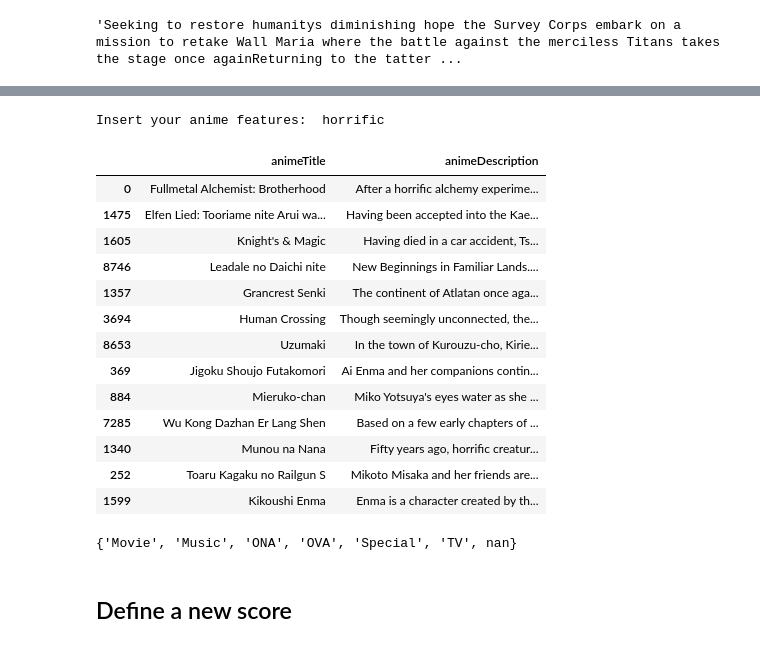
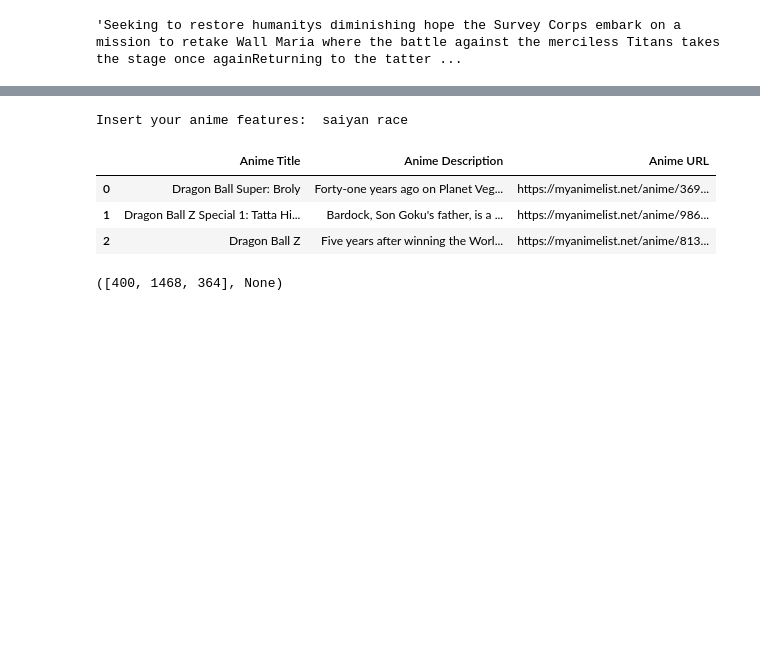
Before and after one commit to FilMastro/ADM-Homework3, a Jupyter notebook: admhomework.ipynb, the cells around one changed output, grey strips where cells are left out. Drawn from its saved outputs; the diff is of its cells as text; code cells hidden in the pictures; blank space fills up the shorter version.

```diff
--- a/admhomework.ipynb
+++ b/admhomework.ipynb
@@ -348,6 +359,3 @@ stringa = "Seeking to restore humanity's diminishing hope, the Survey Corps emba
 stringa.translate(str.maketrans('', '', string.punctuation))
 # %% [output]
 'Seeking to restore humanitys diminishing hope the Survey Corps embark on a mission to retake Wall Maria where the battle against the merciless Titans takes the stage once againReturning to the tatter ...
-# %%
-# loading dataframe
-df = pd.read_csv('anime_df.csv')
@@ -354,24 +370,20 @@ df = pd.read_csv('anime_df.csv')
 # %%
-import nltk
-from collections import defaultdict
+
 word_index = defaultdict(list)
 #n will run through the length of the dataframe
 n = df.shape[0]
 for i in tqdm(range(0,n)):
-  #fetching the anime descriptions
-  desc = str(df.iloc[i]['animeDescription'])
-  splitted = desc.translate(str.maketrans('', '', string.punctuation)).split(" ")
-  #creating the dictionary for the indices
-  for word in splitted:
-    word = word.lower()
-    if word not in stopwords.words('english'):
-      if word not in word_index:
-        word_index[word] = [[i]]
-      else:
-        if [i] not in word_index[word]:
-          word_index[word].append([i])
+    #fetching the anime descriptions
+    desc = df.iloc[i]['animeDescription']
+    splitted = desc.translate(str.maketrans('', '', string.punctuation)).split(" ")
+    #creating the dictionary for the indices
+    for word in splitted:
+        word = word.lower()
+        if word not in stopwords.words('english'):
+            if word not in word_index:
+                word_index[word] = [[i]]
+            else:
+                if [i] not in word_index[word]:
+                    word_index[word].append([i])
 # %%
-# saving word index
-import pickle
-with open('word_index.pkl',mode='wb') as f:
-    pickle.dump(word_index,file=f)
+word_index['saiyan']
@@ -378,5 +391,0 @@ with open('word_index.pkl',mode='wb') as f:
-# %%
-# loading word index
-import pickle
-with open('word_index.pkl', 'rb') as handle:
-    word_index = pickle.load(handle)
@@ -418,25 +471,10 @@ def search_engine(query,dataset):
 # %%
 query = str(input("Insert your anime features: "))
-search_engine(query,df)
+search_engine1(query,df),displayresults(search_engine1(query,df))
 # %% [output]
-Insert your anime features:  horrific
+Insert your anime features:  saiyan race
-|  | animeTitle | animeDescription |
-| 0 | Fullmetal Alchemist: Brotherhood | After a horrific alchemy experime... |
-| 1475 | Elfen Lied: Tooriame nite Arui wa... | Having been accepted into the Kae... |
-| 1605 | Knight's & Magic | Having died in a car accident, Ts... |
-| 8746 | Leadale no Daichi nite | New Beginnings in Familiar Lands.... |
-| 1357 | Grancrest Senki | The continent of Atlatan once aga... |
-| 3694 | Human Crossing | Though seemingly unconnected, the... |
-| 8653 | Uzumaki | In the town of Kurouzu-cho, Kirie... |
-| 369 | Jigoku Shoujo Futakomori | Ai Enma and her companions contin... |
-| 884 | Mieruko-chan | Miko Yotsuya's eyes water as she ... |
-| 7285 | Wu Kong Dazhan Er Lang Shen | Based on a few early chapters of ... |
-| 1340 | Munou na Nana | Fifty years ago, horrific creatur... |
-| 252 | Toaru Kagaku no Railgun S | Mikoto Misaka and her friends are... |
-| 1599 | Kikoushi Enma | Enma is a character created by th... |
+|  | Anime Title | Anime Description | Anime URL |
+| 0 | Dragon Ball Super: Broly | Forty-one years ago on Planet Veg... | https://myanimelist.net/anime/369... |
+| 1 | Dragon Ball Z Special 1: Tatta Hi... | Bardock, Son Goku's father, is a ... | https://myanimelist.net/anime/986... |
+| 2 | Dragon Ball Z | Five years after winning the Worl... | https://myanimelist.net/anime/813... |
+([400, 1468, 364], None)
-# %%
-set(df.animeType)
-# %% [output]
-{'Movie', 'Music', 'ONA', 'OVA', 'Special', 'TV', nan}
-# %% [markdown]
-## Define a new score
```
Also changed, not shown: parts of 21 cells of this notebook, 1 other file.
